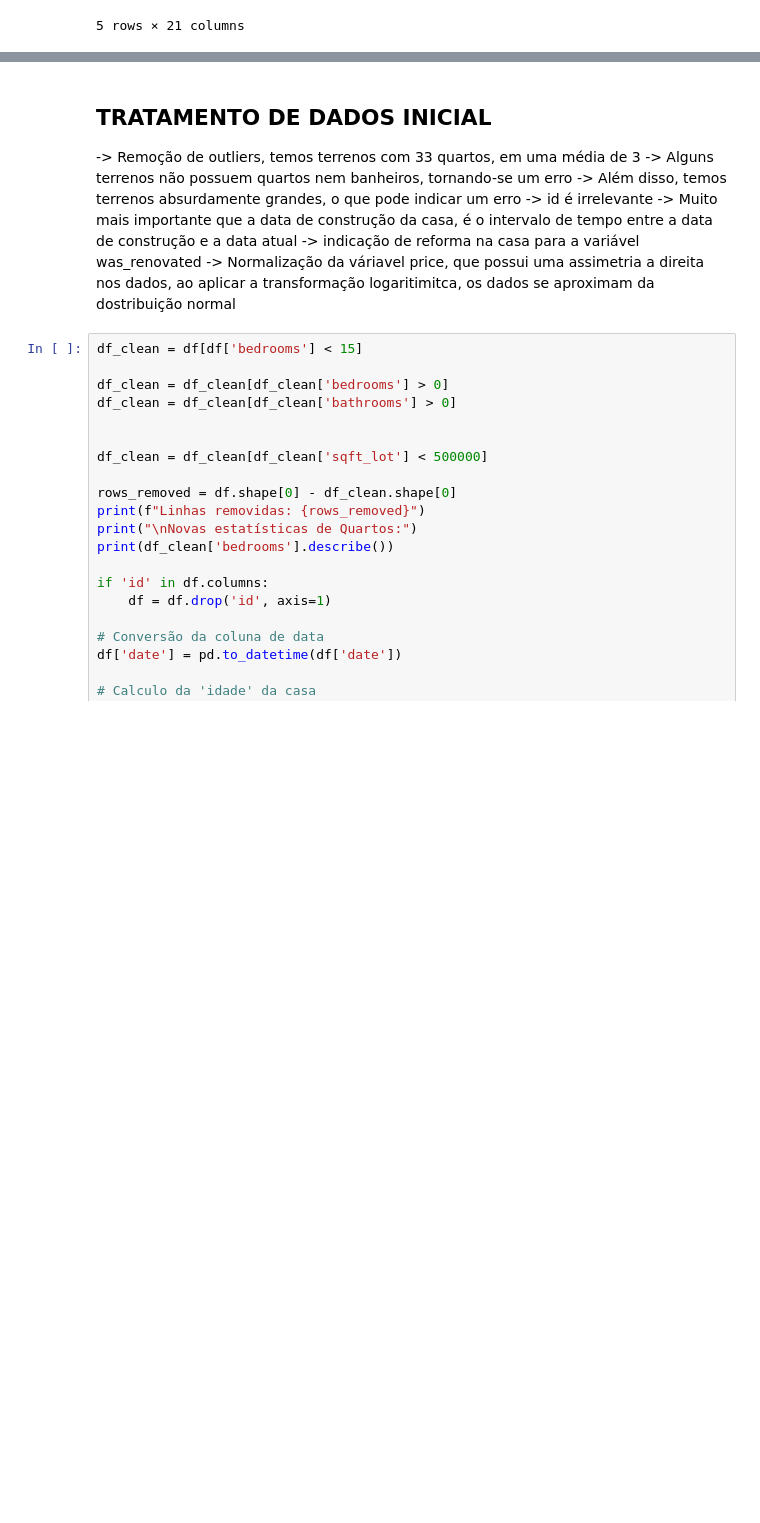
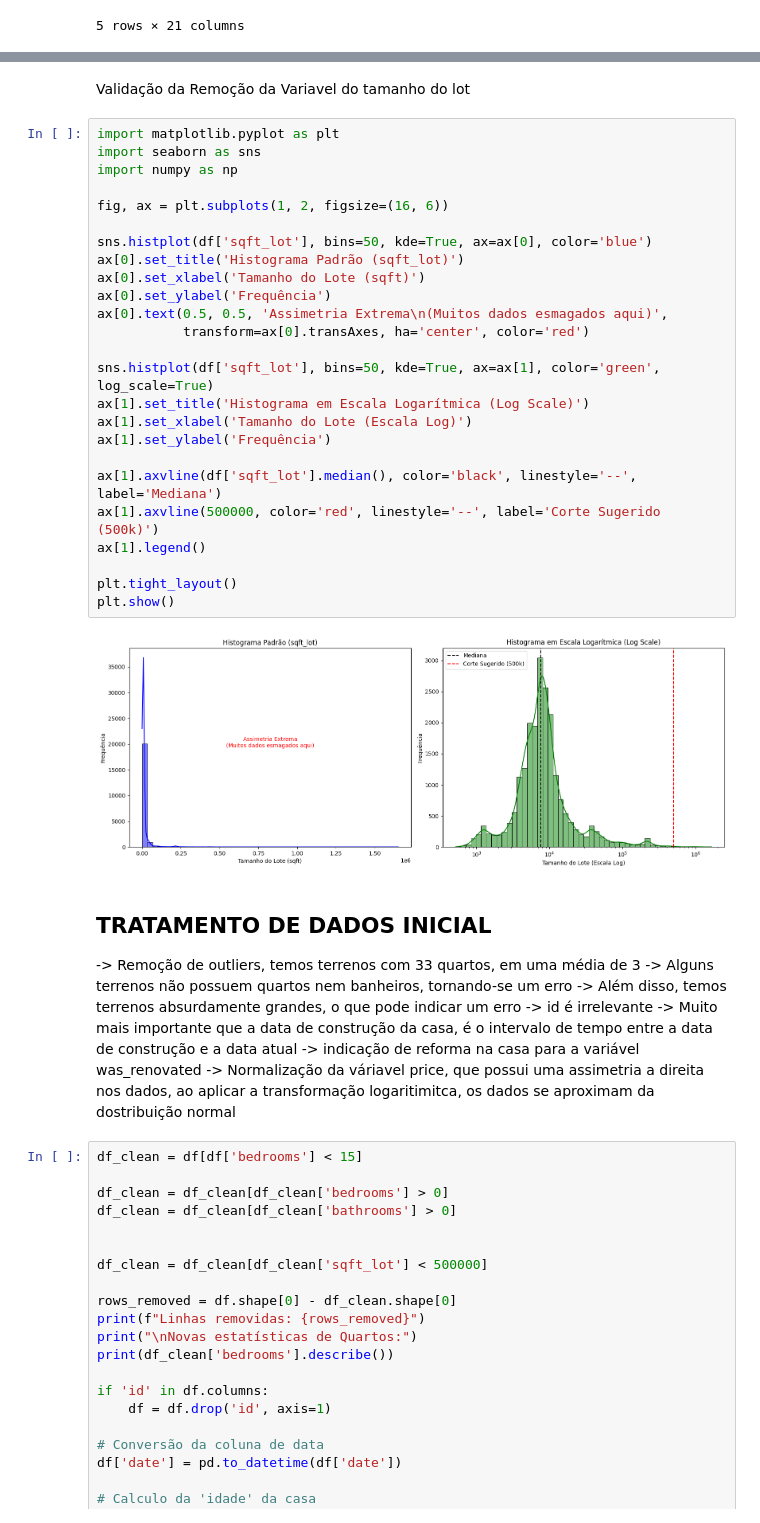
Before and after one commit to GabrielFrat/PUC-Minas, a Jupyter notebook: Projeto Regressão Linear/main.ipynb, the cells around one changed output, grey strips where cells are left out. Saved outputs shown, nothing was run; the diff lists cells and outputs as text; blank space fills up the shorter version.

```diff
--- a/Projeto Regressão Linear/main.ipynb
+++ b/Projeto Regressão Linear/main.ipynb
@@ -71,6 +71,35 @@ dtype: object
 | 50% | 3.904930e+09 | 4.500000e+05 | 3.000000 | 2.250000 | 1910.000000 | 7.618000e+03 | 1.500000 | 0.000000 | 0.000000 | 3.000000 | ... |
 | 75% | 7.308900e+09 | 6.450000e+05 | 4.000000 | 2.500000 | 2550.000000 | 1.068800e+04 | 2.000000 | 0.000000 | 0.000000 | 4.000000 | ... |
 | max | 9.900000e+09 | 7.700000e+06 | 33.000000 | 8.000000 | 13540.000000 | 1.651359e+06 | 3.500000 | 1.000000 | 4.000000 | 5.000000 | ... |
+# %% [markdown]
+Validação da Remoção da Variavel do tamanho do lot
+# %%
+import matplotlib.pyplot as plt
+import seaborn as sns
+import numpy as np
+
+fig, ax = plt.subplots(1, 2, figsize=(16, 6))
+
+sns.histplot(df['sqft_lot'], bins=50, kde=True, ax=ax[0], color='blue')
+ax[0].set_title('Histograma Padrão (sqft_lot)')
+ax[0].set_xlabel('Tamanho do Lote (sqft)')
+ax[0].set_ylabel('Frequência')
+ax[0].text(0.5, 0.5, 'Assimetria Extrema\n(Muitos dados esmagados aqui)',
+           transform=ax[0].transAxes, ha='center', color='red')
+
+sns.histplot(df['sqft_lot'], bins=50, kde=True, ax=ax[1], color='green', log_scale=True)
+ax[1].set_title('Histograma em Escala Logarítmica (Log Scale)')
+ax[1].set_xlabel('Tamanho do Lote (Escala Log)')
+ax[1].set_ylabel('Frequência')
+
+ax[1].axvline(df['sqft_lot'].median(), color='black', linestyle='--', label='Mediana')
+ax[1].axvline(500000, color='red', linestyle='--', label='Corte Sugerido (500k)')
+ax[1].legend()
+
+plt.tight_layout()
+plt.show()
+# %% [output]
+[figure, added]
 # %% [markdown]
 ## TRATAMENTO DE DADOS INICIAL ##
 
```
Also changed, not shown: parts of 8 cells of this notebook.
